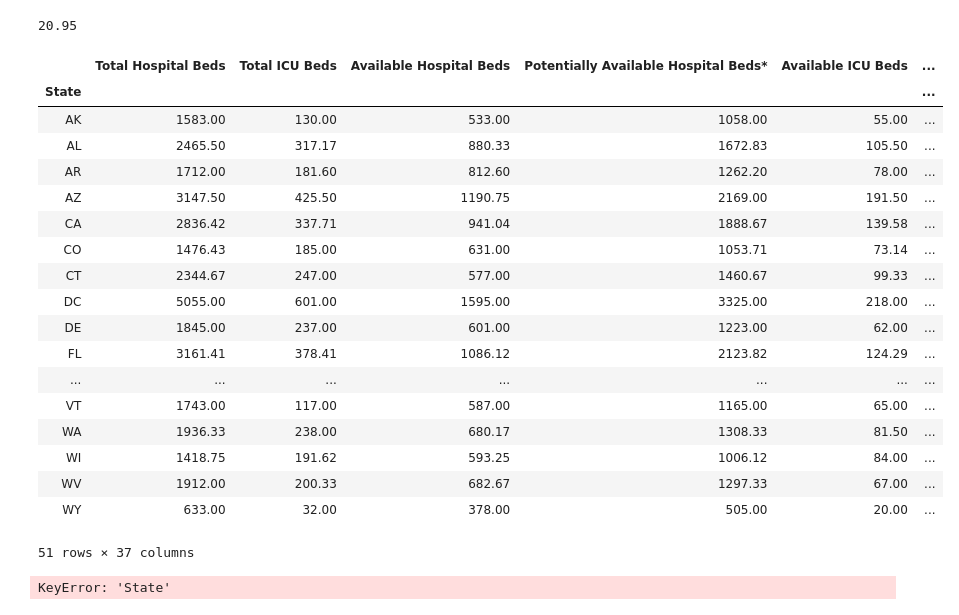
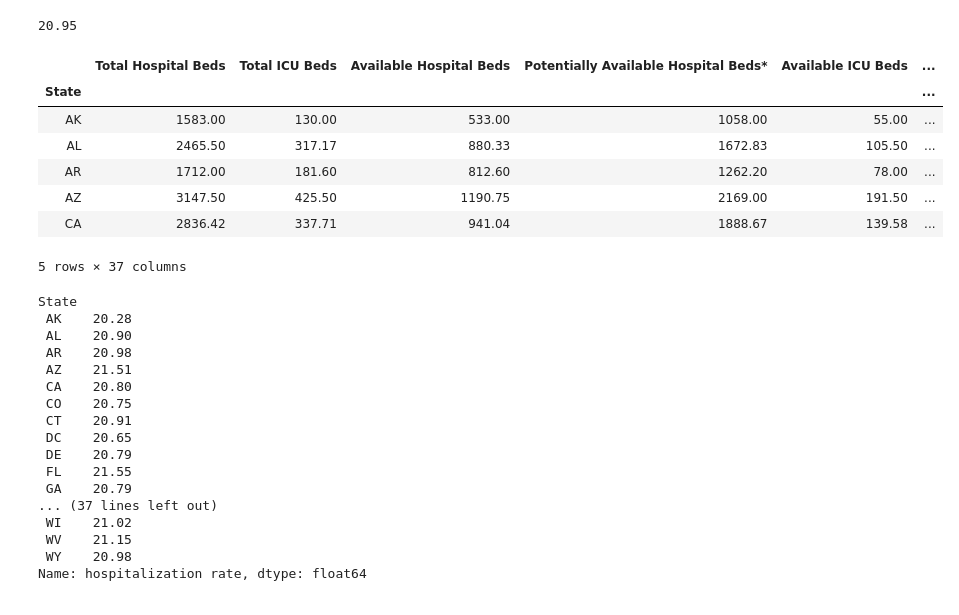
Before and after one commit to rstankovic/DataSciProject_I, a Jupyter notebook: Test_Scripts/Hospitalization_analysis_DG.ipynb, the cells around one changed output. Saved outputs shown, nothing was run; the diff lists cells and outputs as text; code cells hidden in the pictures.

```diff
--- a/Test_Scripts/Hospitalization_analysis_DG.ipynb
+++ b/Test_Scripts/Hospitalization_analysis_DG.ipynb
@@ -242,31 +270,22 @@ mean_hospitalization_rate
 # %%
 groupby_state = df.groupby('State')
 groupby_state = round(groupby_state.mean(), 2)
-groupby_state
+groupby_state.head()
 # %% [output]
 |  | Total Hospital Beds | Total ICU Beds | Available Hospital Beds | Potentially Available Hospital Beds* | Available ICU Beds | ... |
 | State |  |  |  |  |  | ... |
 | AK | 1583.00 | 130.00 | 533.00 | 1058.00 | 55.00 | ... |
 | AL | 2465.50 | 317.17 | 880.33 | 1672.83 | 105.50 | ... |
 | AR | 1712.00 | 181.60 | 812.60 | 1262.20 | 78.00 | ... |
 | AZ | 3147.50 | 425.50 | 1190.75 | 2169.00 | 191.50 | ... |
 | CA | 2836.42 | 337.71 | 941.04 | 1888.67 | 139.58 | ... |
-| CO | 1476.43 | 185.00 | 631.00 | 1053.71 | 73.14 | ... |
-| CT | 2344.67 | 247.00 | 577.00 | 1460.67 | 99.33 | ... |
-| DC | 5055.00 | 601.00 | 1595.00 | 3325.00 | 218.00 | ... |
-| DE | 1845.00 | 237.00 | 601.00 | 1223.00 | 62.00 | ... |
-| FL | 3161.41 | 378.41 | 1086.12 | 2123.82 | 124.29 | ... |
-| ... | ... | ... | ... | ... | ... | ... |
-| VT | 1743.00 | 117.00 | 587.00 | 1165.00 | 65.00 | ... |
-| WA | 1936.33 | 238.00 | 680.17 | 1308.33 | 81.50 | ... |
-| WI | 1418.75 | 191.62 | 593.25 | 1006.12 | 84.00 | ... |
-| WV | 1912.00 | 200.33 | 682.67 | 1297.33 | 67.00 | ... |
-| WY | 633.00 | 32.00 | 378.00 | 505.00 | 20.00 | ... |
-51 rows × 37 columns
+5 rows × 37 columns
 # %%
-x_axis = groupby_state["State"].count()
-x_axis
-# plt.scatter(df["State"], df["hospitalization rate"])
+x_axis = groupby_state["hospitalization rate"]
+
+
+# plt.bar()
+
 # plt.title("Aging population and projected infected individuals")
 # plt.xlabel("% of aging population")
 # plt.ylabel("Projected Infected individuals")
@@ -274,4 +293,20 @@ x_axis
 # plt.hlines(20.95, 0, 50, alpha=0.25)
 # # hlines(y, xmin, xmax, colors='k', linestyles='solid', label='', *, data=None, **kwargs)
 # %% [output]
-KeyError: 'State'
+State
+ AK    20.28
+ AL    20.90
+ AR    20.98
+ AZ    21.51
+ CA    20.80
+ CO    20.75
+ CT    20.91
+ DC    20.65
+ DE    20.79
+ FL    21.55
+ GA    20.79
+... (37 lines left out)
+ WI    21.02
+ WV    21.15
+ WY    20.98
+Name: hospitalization rate, dtype: float64
```
Also changed, not shown: parts of 4 cells of this notebook, 7 other files.
